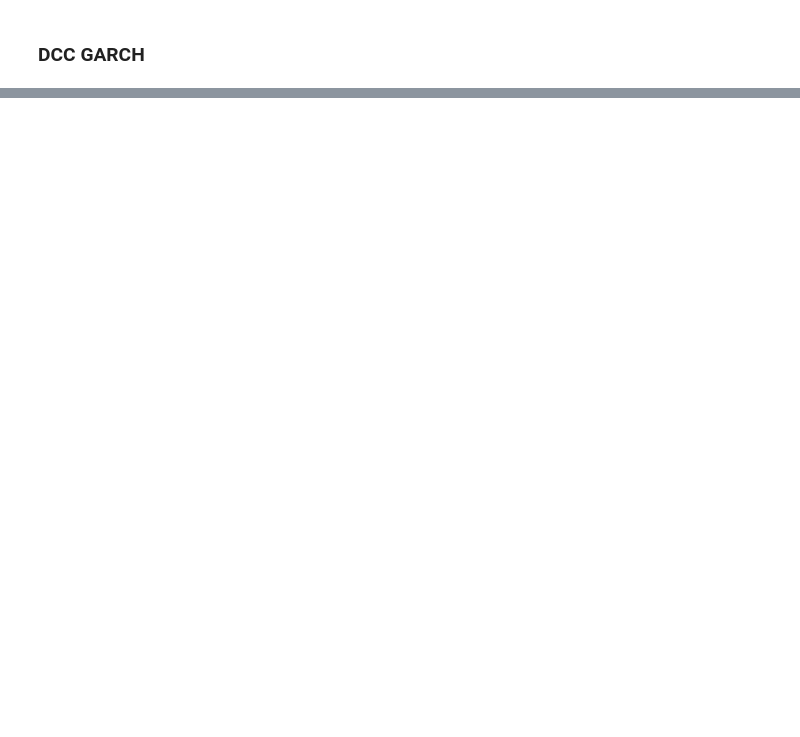
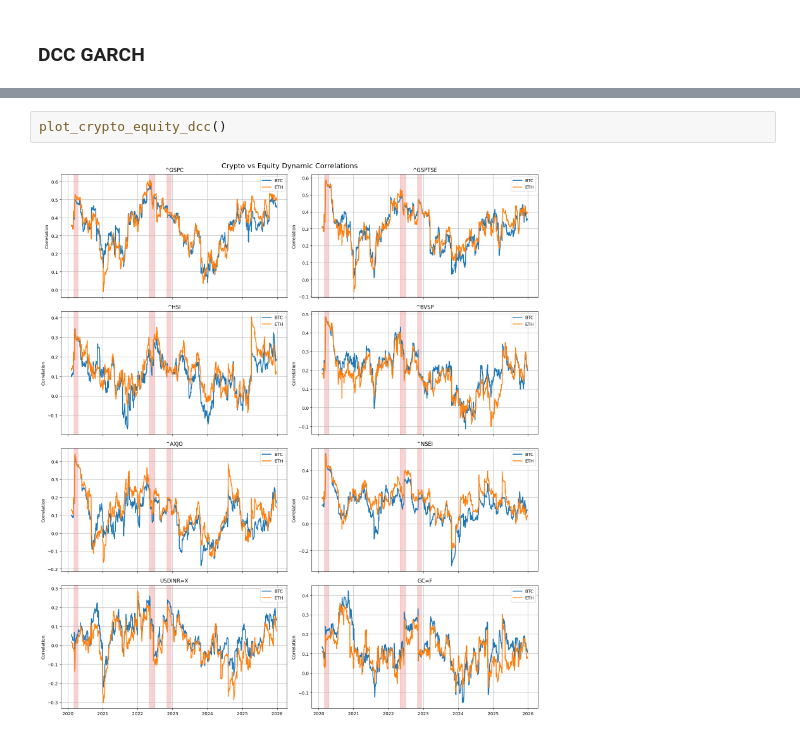
Before and after one commit to jaisw07/volatility_spillover, a Jupyter notebook: final.ipynb, the cells around one changed output, grey strips where cells are left out. Drawn from its saved outputs; the diff is of its cells as text; blank space fills up the shorter version.

```diff
--- a/final.ipynb
+++ b/final.ipynb
@@ -181,0 +257,4 @@ plot_normalized_prices(batch_size=2)
+# %%
+plot_crypto_equity_dcc()
+# %% [output]
+[figure, added]
```
Also changed, not shown: parts of 8 cells of this notebook, 2 other files.
